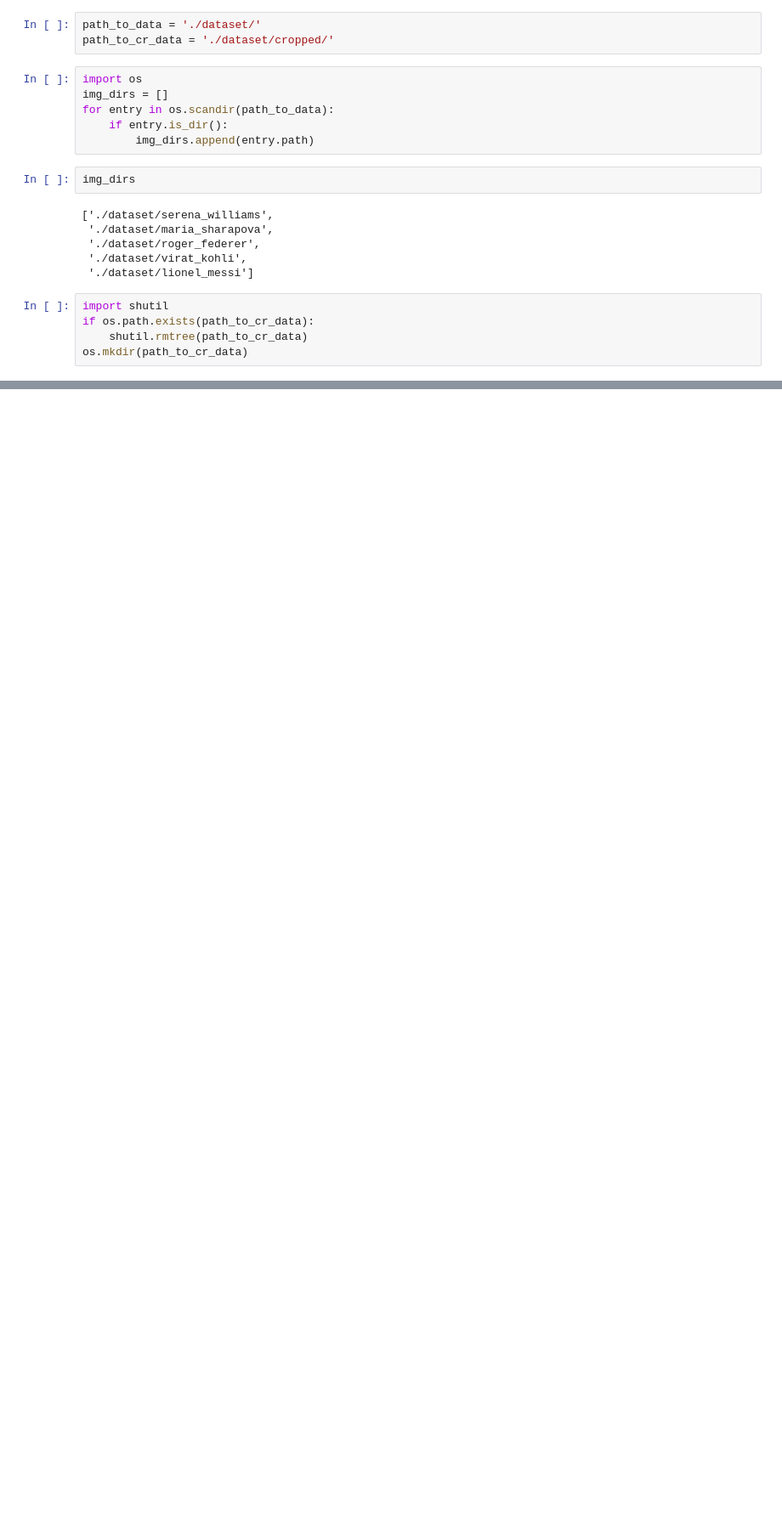
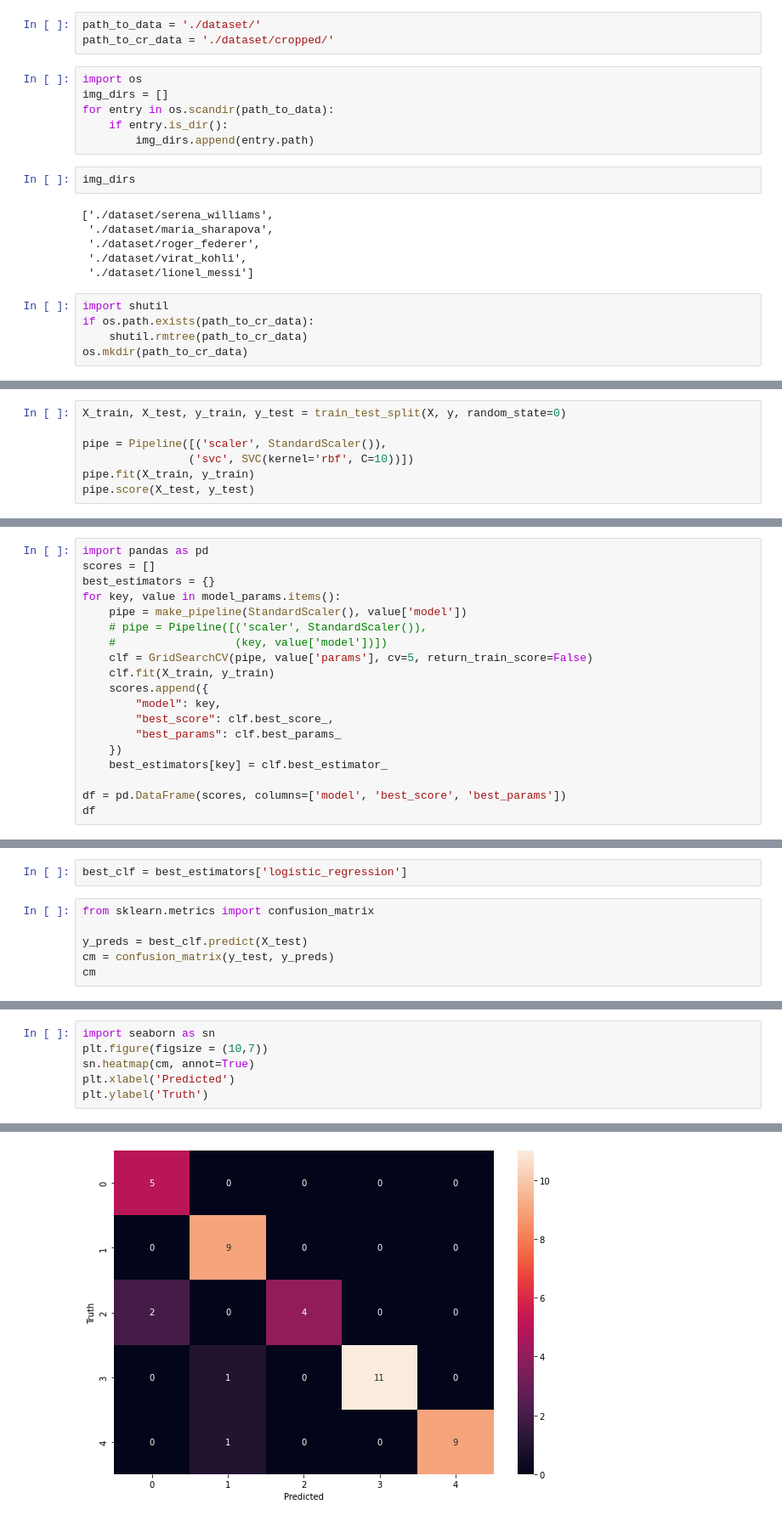
Before and after one commit to choton654/tenserflow-deep-learning, a Jupyter notebook: sikitlearn/image_classification/model/sports_person_clf_model.ipynb, the cells around one changed output, grey strips where cells are left out. Shown at 85% size. Cells and saved outputs as stored; diff of their text form; blank space fills up the shorter version.

Commit message:
save model

```diff
--- a/sikitlearn/image_classification/model/sports_person_clf_model.ipynb
+++ b/sikitlearn/image_classification/model/sports_person_clf_model.ipynb
@@ -173,0 +296,7 @@ generating cropped image ./dataset/cropped/lionel_messi
+# %%
+X_train, X_test, y_train, y_test = train_test_split(X, y, random_state=0)
+
+pipe = Pipeline([('scaler', StandardScaler()),
+                ('svc', SVC(kernel='rbf', C=10))])
+pipe.fit(X_train, y_train)
+pipe.score(X_test, y_test)
@@ -173,0 +353,19 @@ generating cropped image ./dataset/cropped/lionel_messi
+# %%
+import pandas as pd
+scores = []
+best_estimators = {}
+for key, value in model_params.items():
+    pipe = make_pipeline(StandardScaler(), value['model'])
+    # pipe = Pipeline([('scaler', StandardScaler()),
+    #                  (key, value['model'])])
+    clf = GridSearchCV(pipe, value['params'], cv=5, return_train_score=False)
+    clf.fit(X_train, y_train)
+    scores.append({
+        "model": key,
+        "best_score": clf.best_score_,
+        "best_params": clf.best_params_
+    })
+    best_estimators[key] = clf.best_estimator_
+
+df = pd.DataFrame(scores, columns=['model', 'best_score', 'best_params'])
+df
@@ -173,0 +392,8 @@ generating cropped image ./dataset/cropped/lionel_messi
+# %%
+best_clf = best_estimators['logistic_regression']
+# %%
+from sklearn.metrics import confusion_matrix
+
+y_preds = best_clf.predict(X_test)
+cm = confusion_matrix(y_test, y_preds)
+cm
@@ -173,0 +406,7 @@ generating cropped image ./dataset/cropped/lionel_messi
+# %%
+import seaborn as sn
+plt.figure(figsize = (10,7))
+sn.heatmap(cm, annot=True)
+plt.xlabel('Predicted')
+plt.ylabel('Truth')
+# %% [output]
@@ -173,0 +414 @@ generating cropped image ./dataset/cropped/lionel_messi
+[figure, added]
```
Also changed, not shown: parts of 29 cells of this notebook, 2 other files.
